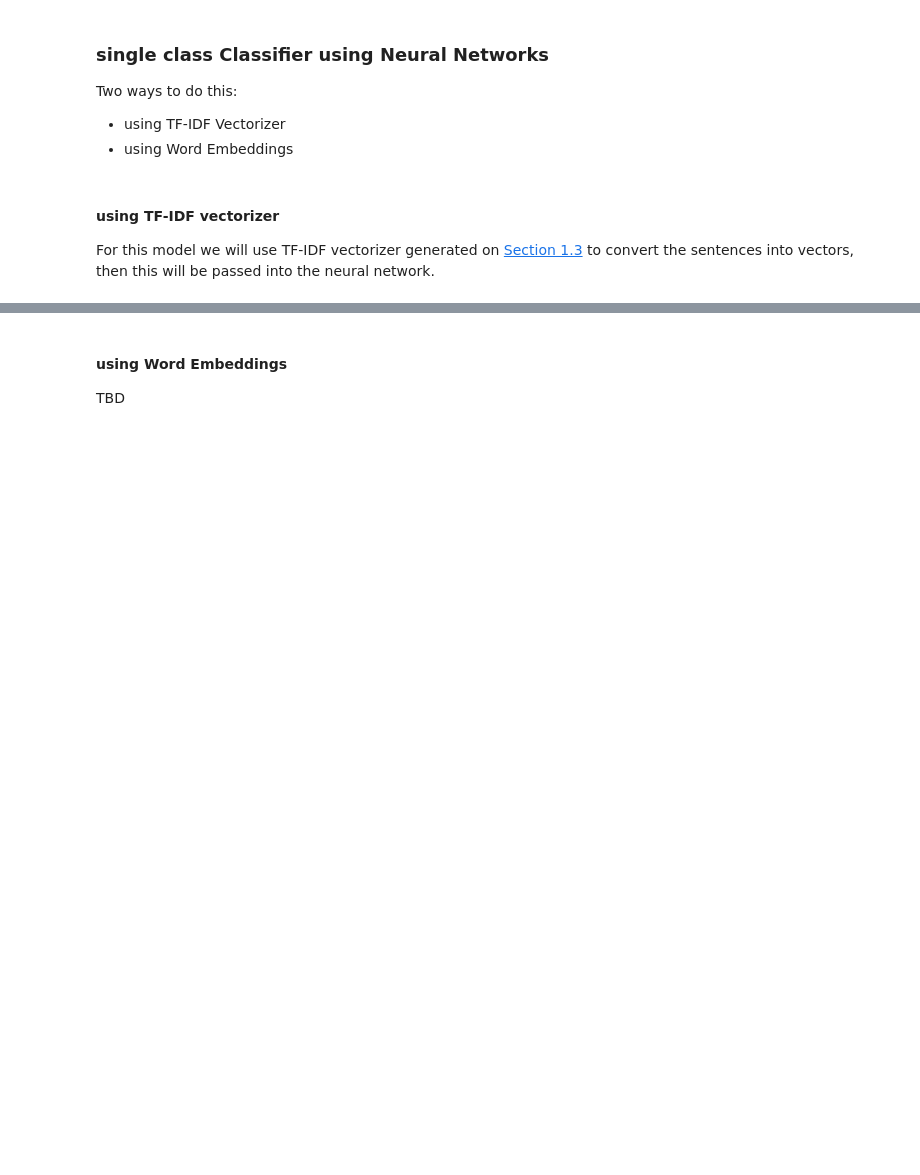
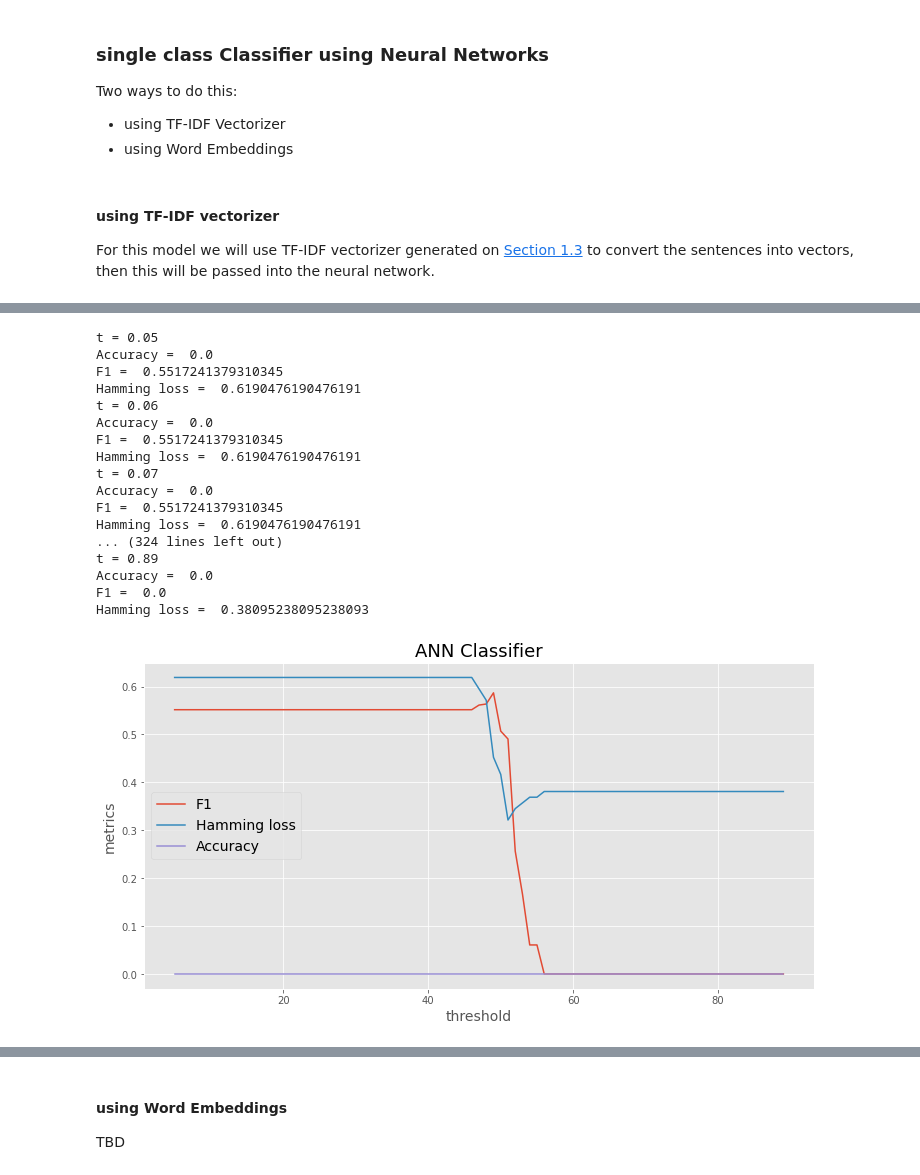
Before and after one commit to code-for-venezuela/c4v-py, a Jupyter notebook: creating_models/Multi-label Classification.ipynb, the cells around one changed output, grey strips where cells are left out. Cells and saved outputs as stored; diff of their text form; code cells hidden in the pictures; blank space fills up the shorter version.

Commit message:
attempt to do multi-label classification with Keras

```diff
--- a/creating_models/Multi-label Classification.ipynb
+++ b/creating_models/Multi-label Classification.ipynb
@@ -395,18 +402,10 @@ tw_doc_vector
 
 # work to be done. . .
 
-# model = keras.Sequential()
-# model.add(keras.layers.Embedding(10000, 16))
-# model.add(keras.layers.GlobalAveragePooling1D())
+model = keras.Sequential()
+model.add(keras.layers.Dense(16, input_dim=423, activation="relu"))
 # model.add(keras.layers.Dense(16, activation="relu"))
-# model.add(keras.layers.Dense(1, activation="sigmoid"))
+model.add(keras.layers.Dense(tweets.columns.values.shape[0] -1, activation="sigmoid"))
 
-# model.summary()
-
-
-# model.compile(optimizer="adam", loss="binary_crossentropy", metrics=["accuracy"])
-
-#     .
-#     .
-#     .
+model.summary()
 # %% [output]
@@ -414,0 +423,13 @@ tw_doc_vector
+# %%
+
+
+model.compile(optimizer="adam", loss="binary_crossentropy", metrics=["accuracy"])
+
+batch_size = 20
+epochs = 10
+
+history = model.fit(x_train, y_train, batch_size, epochs, validation_data=(x_test, y_test))
+
+results = model.evaluate(x_test, y_test, batch_size)
+
+nn_predictions = model.predict(x_test)
@@ -414,0 +454,24 @@ tw_doc_vector
+# %%
+# print(history)
+# results
+# nn_predictions
+plotting_metrics_function_of_threshold('ANN Classifier', nn_predictions, y_test)
+# %% [output]
+t = 0.05
+Accuracy =  0.0
+F1 =  0.5517241379310345
+Hamming loss =  0.6190476190476191
+t = 0.06
+Accuracy =  0.0
+F1 =  0.5517241379310345
+Hamming loss =  0.6190476190476191
+t = 0.07
+Accuracy =  0.0
+F1 =  0.5517241379310345
+Hamming loss =  0.6190476190476191
+... (324 lines left out)
+t = 0.89
+Accuracy =  0.0
+F1 =  0.0
+Hamming loss =  0.38095238095238093
+[figure, added]
```
Also changed, not shown: parts of 6 cells of this notebook.
